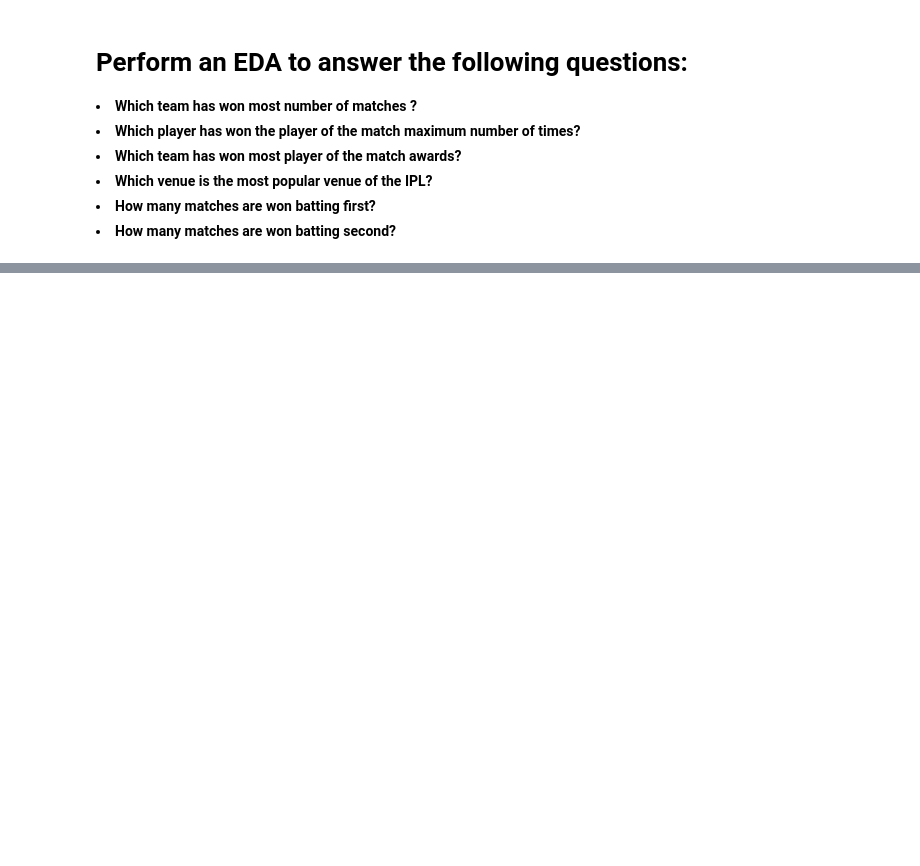
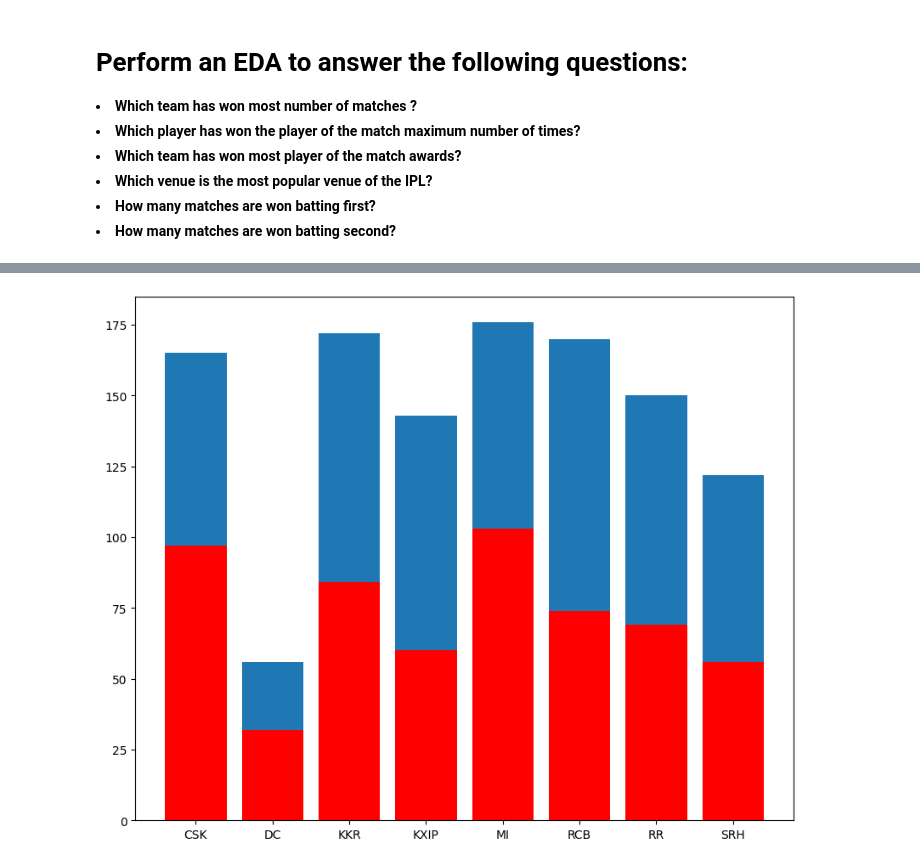
Before and after one commit to prabhat-123/Python_For_Data_Science, a Jupyter notebook: ipl.ipynb, the cells around one changed output, grey strips where cells are left out. Drawn from its saved outputs; the diff is of its cells as text; code cells hidden in the pictures; blank space fills up the shorter version.

```diff
--- a/ipl.ipynb
+++ b/ipl.ipynb
@@ -232,0 +400,7 @@ Index(['ID', 'City', 'Date', 'Season', 'MatchNumber', 'Team1', 'Team2',
+# %%
+plt.figure(figsize = (10, 8))
+plt.bar(team_stats['Teams'], team_stats['Match Played'])
+plt.bar(team_stats['Teams'], team_stats['Matches Won'], color = 'red')
+plt.show()
+# %% [output]
+[figure, added]
```
Also changed, not shown: parts of 36 cells of this notebook, 1 other file.
